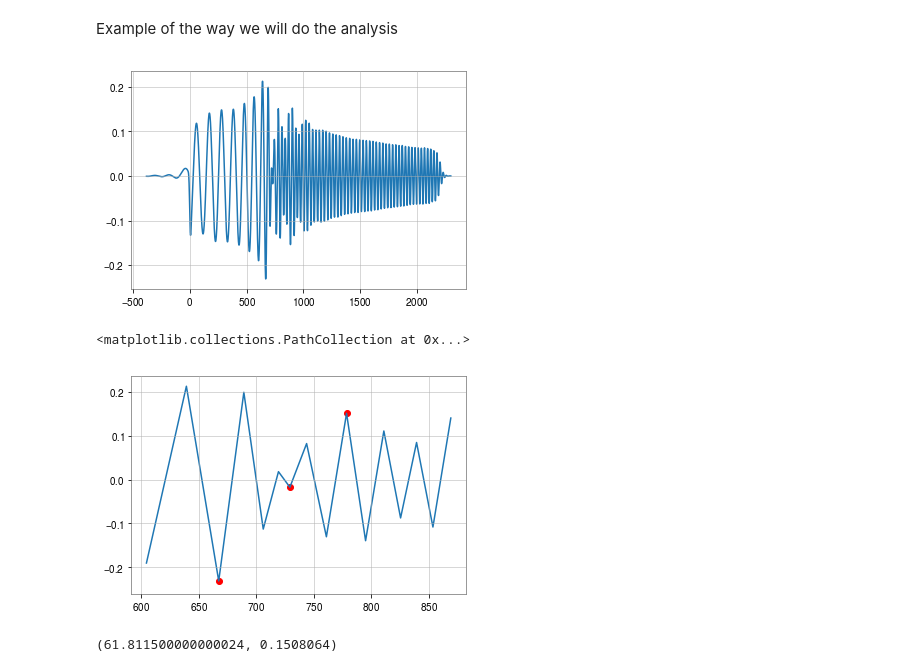
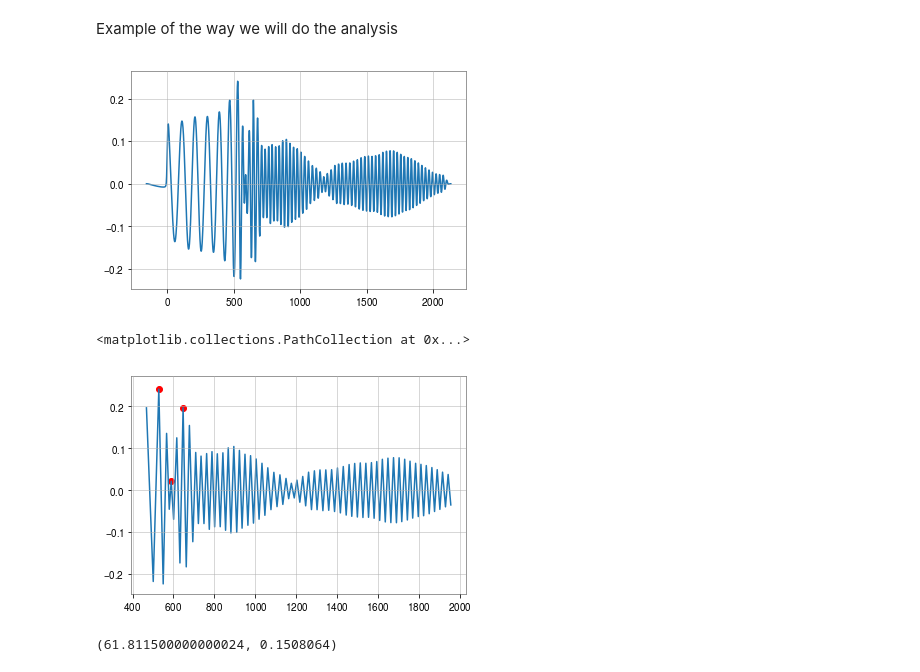
Before and after one commit to johnkou97/model, a Jupyter notebook: Time_dom.ipynb, the cells around one changed output. Saved outputs shown, nothing was run; the diff lists cells and outputs as text; code cells hidden in the pictures.

```diff
--- a/Time_dom.ipynb
+++ b/Time_dom.ipynb
@@ -43,16 +42,16 @@ def analyze(file):
 # %% [markdown]
 Example of the way we will do the analysis
 # %%
-name = 'data/BAM:0036.h5'                                 #change that
+name = 'data/THC:0003.h5'                                 #change that
 file=h5py.File(name,'r')
 dat = list(file["/rh_22"])
-rh = np.array(file["/rh_22/%s" %dat[-1]])
+rh = np.array(file["/rh_22/Rh_l2_m2_r00400.txt" ])
 
 
 plt.plot(rh[:,0],rh[:,1])
 plt.show()
 # %% [output]
-[figure, old version]
+[figure, new version]
 # %%
 peaks,prop=scipy.signal.find_peaks(abs(rh[:,1]))
 mx=np.where(abs(rh[peaks])==np.amax(abs(rh[peaks,1])))[0][0]
@@ -67,13 +66,13 @@ for i in range(mn,len(peaks)):
         mx2=i
         break
 # %%
-plt.plot(rh[peaks[mx-2:mn+10],0],rh[peaks[mx-2:mn+10],1])
+plt.plot(rh[peaks[mx-2:mn+100],0],rh[peaks[mx-2:mn+100],1])
 plt.scatter(rh[peaks[mx],0],rh[peaks[mx],1],color='r')
 plt.scatter(rh[peaks[mn],0],rh[peaks[mn],1],color='r')
 plt.scatter(rh[peaks[mx2],0],rh[peaks[mx2],1],color='r')
 # %% [output]
 <matplotlib.collections.PathCollection at 0x...>
-[figure, old version]
+[figure, new version]
 # %%
 dt=rh[peaks[mn],0]-rh[peaks[mx],0]
 rhM=abs(rh[peaks[mx2],1])
```
Also changed, not shown: parts of 16 cells of this notebook, 1 other file.
